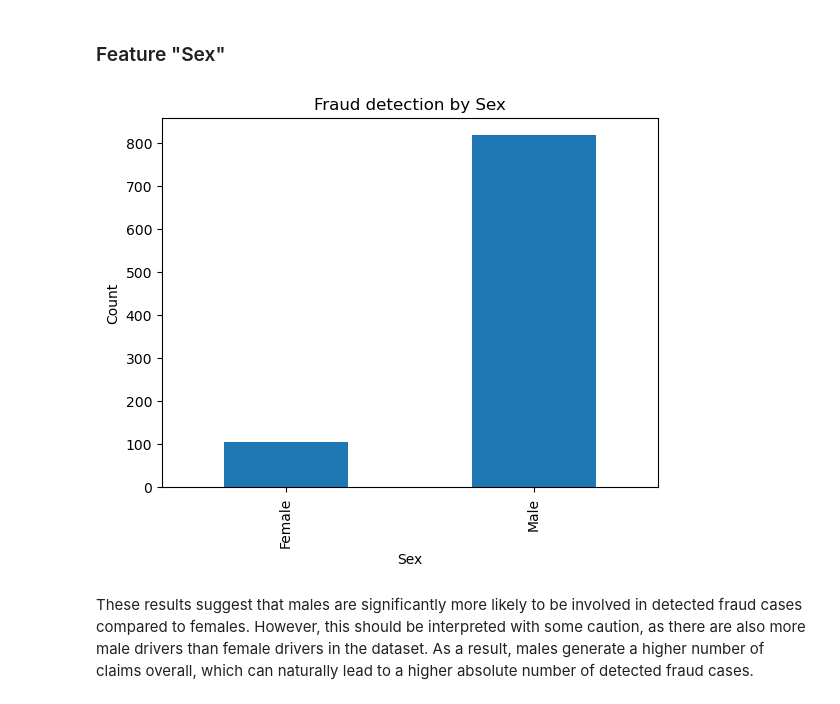
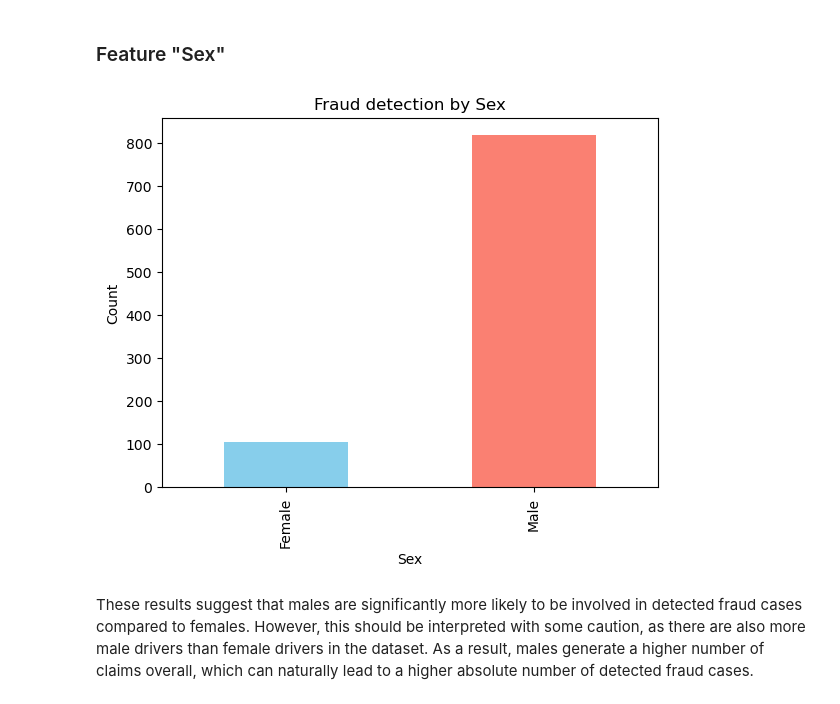
Before and after one commit to yoanl13/End-to-end-final-project-DSML, a Jupyter notebook: 1_DataScience_FinalProject_FraudDetection.ipynb, the cells around one changed output. Saved outputs shown, nothing was run; the diff lists cells and outputs as text; code cells hidden in the pictures.

```diff
--- a/1_DataScience_FinalProject_FraudDetection.ipynb
+++ b/1_DataScience_FinalProject_FraudDetection.ipynb
@@ -345,14 +346,14 @@ clean_data_1.loc[clean_data_1["Age"] == 0, "Age"] = median_age
 # %% [markdown]
 ### Feature "Sex"
 # %%
-fraud["Sex"].value_counts().sort_values().plot(kind="bar")
+fraud["Sex"].value_counts().sort_values().plot(kind="bar", color=["skyblue", "salmon"])
 
 plt.xlabel("Sex")
 plt.ylabel("Count")
 plt.title("Fraud detection by Sex")
 plt.show()
 # %% [output]
-[figure, old version]
+[figure, new version]
 # %% [markdown]
 These results suggest that males are significantly more likely to be involved in detected fraud cases compared to females. However, this should be interpreted with some caution, as there are also more male drivers than female drivers in the dataset. As a result, males generate a higher number of claims overall, which can naturally lead to a higher absolute number of detected fraud cases.
 # %%
```
Also changed, not shown: parts of 94 cells of this notebook.
